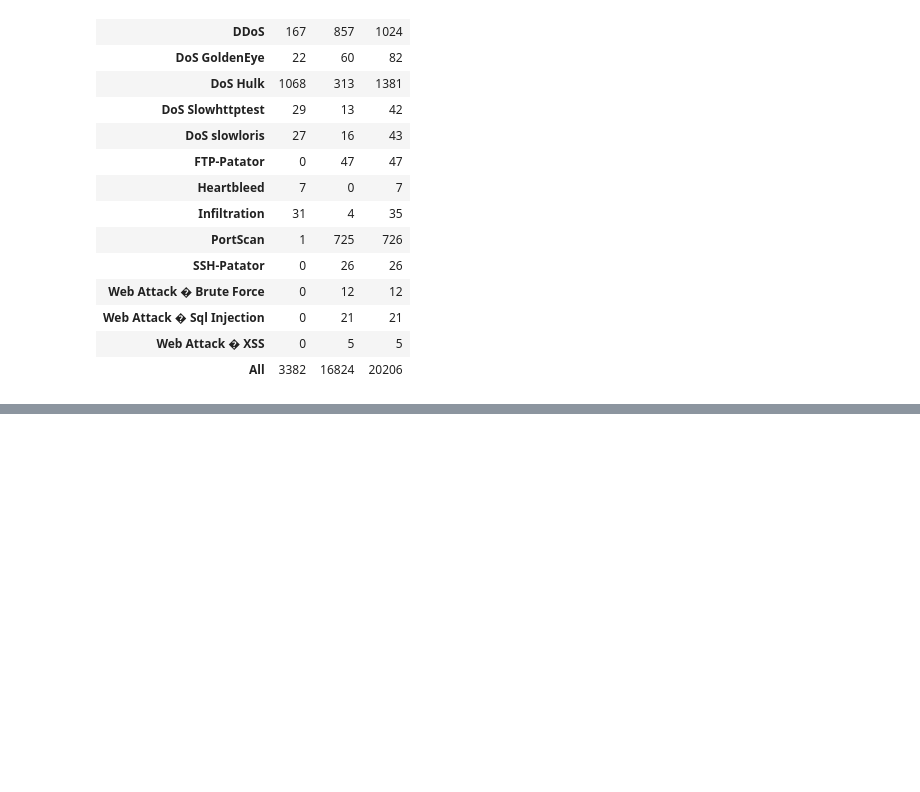
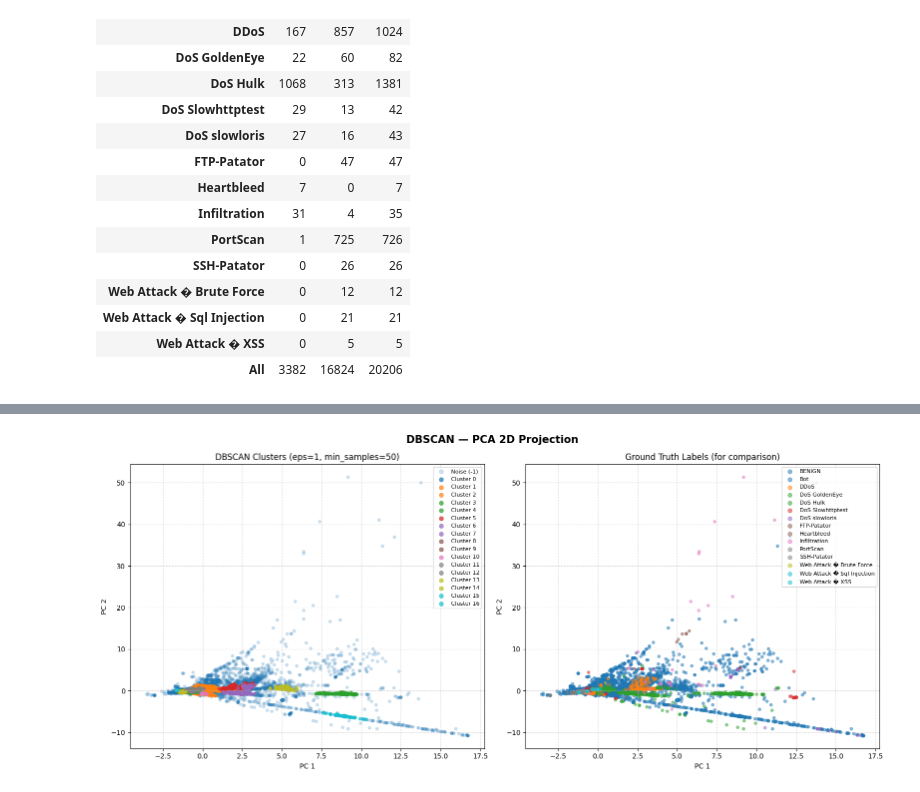
Before and after one commit to GiannisKotsalos/NetworkIntrusion-DataMining-MLProject, a Jupyter notebook: notebooks/clustering.ipynb, the cells around one changed output, grey strips where cells are left out. Saved outputs shown, nothing was run; the diff lists cells and outputs as text; code cells hidden in the pictures; blank space fills up the shorter version.

Commit message:
clustering ready

```diff
--- a/notebooks/clustering.ipynb
+++ b/notebooks/clustering.ipynb
@@ -546,0 +505,48 @@ print("\n DBSCAN complete. Cluster labels saved to df.")
+# %%
+from sklearn.decomposition import PCA
+
+# 4. Reduce dimensions and Plot
+pca = PCA(n_components=2, random_state=42)
+X_pca = pca.fit_transform(X_scaled)
+
+fig, axes = plt.subplots(1, 2, figsize=(16, 7))
+
+# — DBSCAN Clusters
+unique_dbscan = sorted(set(dbscan_labels))
+colors_db = plt.cm.tab10(np.linspace(0, 1, len(unique_dbscan)))
+
+for lbl, col in zip(unique_dbscan, colors_db):
+    mask = dbscan_labels == lbl
+    # Make noise points faint and clusters distinct
+    alpha_val = 0.2 if lbl == -1 else 0.7
+    label_name = 'Noise (-1)' if lbl == -1 else f'Cluster {lbl}'
+
+    axes[0].scatter(X_pca[mask, 0], X_pca[mask, 1],
+                    c=[col], label=label_name, s=15, alpha=alpha_val)
+
+axes[0].set_title(f'DBSCAN Clusters (eps={best_eps}, min_samples={best_min_samples})')
+axes[0].set_xlabel('PC 1')
+axes[0].set_ylabel('PC 2')
+axes[0].legend(loc='upper right', fontsize=8, markerscale=1.5)
+axes[0].grid(True, linestyle='--', alpha=0.5)
+
+# — Ground truth labels for comparison
+unique_true = sorted(set(df["Label_Name"]))
+colors_gt = plt.cm.tab10(np.linspace(0, 1, len(unique_true)))
+
+for lbl, col in zip(unique_true, colors_gt):
+    mask = np.array(df["Label_Name"]) == lbl
+    axes[1].scatter(X_pca[mask, 0], X_pca[mask, 1],
+                    c=[col], label=str(lbl), s=15, alpha=0.5)
+
+axes[1].set_title('Ground Truth Labels (for comparison)')
+axes[1].set_xlabel('PC 1')
+axes[1].set_ylabel('PC 2')
+axes[1].legend(loc='upper right', fontsize=8, markerscale=1.5)
+axes[1].grid(True, linestyle='--', alpha=0.5)
+
+plt.suptitle('DBSCAN — PCA 2D Projection', fontsize=15, fontweight='bold')
+plt.tight_layout()
+plt.show()
+# %% [output]
+[figure, added]
```
Also changed, not shown: parts of 9 cells of this notebook, 1 other file.
